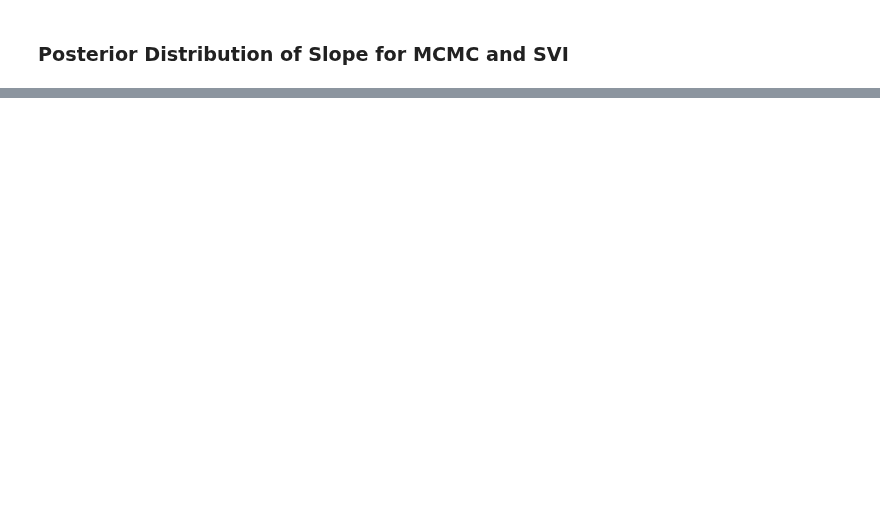
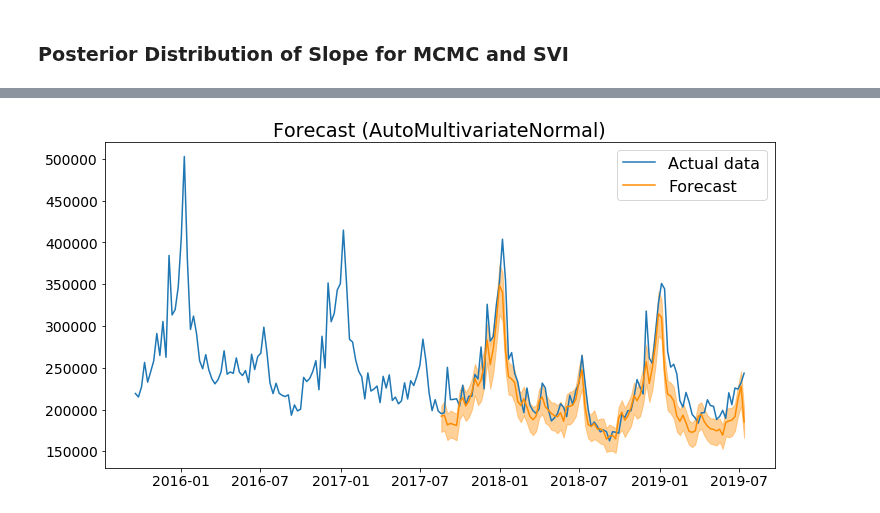
Before and after one commit to pyro-ppl/sandbox, a Jupyter notebook: 2019-08-time-series/part_ii_inference.ipynb, the cells around one changed output, grey strips where cells are left out. Cells and saved outputs as stored; diff of their text form; code cells hidden in the pictures; blank space fills up the shorter version.

```diff
--- a/2019-08-time-series/part_ii_inference.ipynb
+++ b/2019-08-time-series/part_ii_inference.ipynb
@@ -550,0 +582,19 @@ ax.legend();
+# %%
+%%time
+
+opt = optim.ClippedAdam({'lr': 0.8 * 1e-3})
+pyro.clear_param_store()
+pyro.set_rng_seed(1)
+
+model = poutine.condition(prob_sgt, {'y': y_train[1:]})
+guide_mvn = AutoMultivariateNormal(model)
+pyro.param('auto_scale_tril', torch.diag_embed(torch.full((54,), 1e-1)),
+           constraint=constraints.lower_cholesky)
+
+svi = SVI(model, guide_mvn, opt, loss=Trace_ELBO())
+
+for i in range(15000):
+    loss = svi.step(N=N_train-1, x=0, y=y_train[0])
+    if i % 1000 == 0:
+        print('ELBO loss: {}'.format(loss / len(y_train)))
+print('ELBO loss: {}'.format(loss / len(y_train)))
@@ -550,0 +620,14 @@ ax.legend();
+# %%
+forecast_mvn = get_predictive_samples(prob_sgt, N_test, N_train-1, y[N_train-1],
+                                      guide=guide_mvn)
+p10, p50, p90 = [forecast_mvn['y'].kthvalue(int(q * (N_train-1)), dim=0)[0]
+                 for q in quantiles]
+plt.plot(time_range[-200:], y[-200:], label='Actual data')
+plt.plot(time_range[N_train:N_train+N_test], p50, label='Forecast',
+         color='darkorange')
+plt.fill_between(time_range[N_train:N_train+N_test], p10, p90, alpha=0.4,
+                 color='darkorange')
+plt.title('Forecast (AutoMultivariateNormal)')
+plt.legend();
+# %% [output]
+[figure, added]
```
Also changed, not shown: parts of 58 cells of this notebook.
